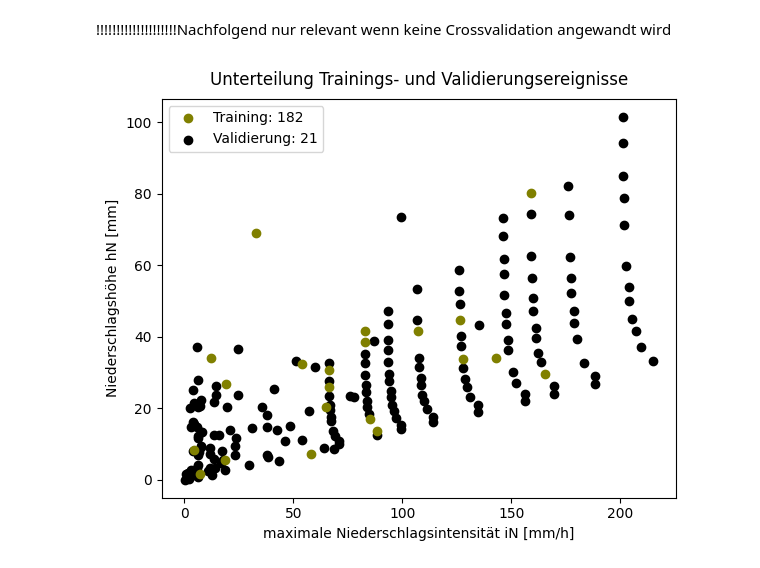
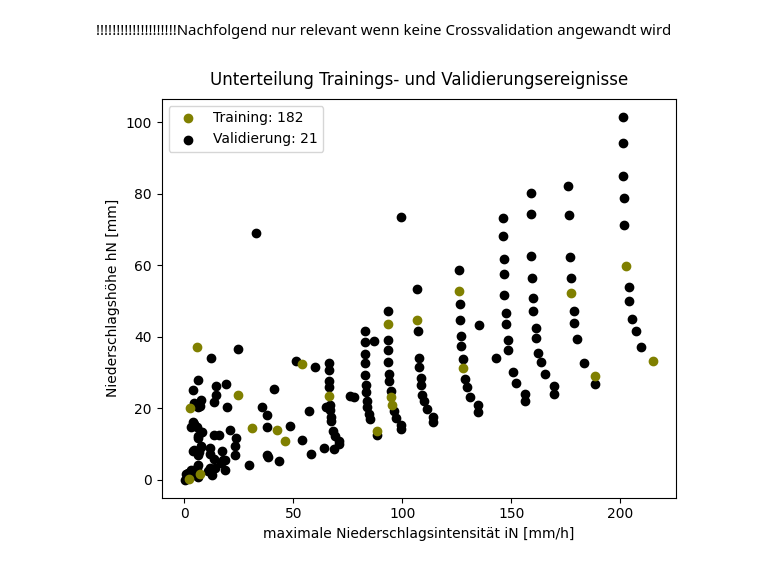
Before and after one commit to FlAlbers/UrbanML, a Jupyter notebook: train_test_split.ipynb, the cells around one changed output. Cells and saved outputs as stored; diff of their text form; code cells hidden in the pictures.

```diff
--- a/train_test_split.ipynb
+++ b/train_test_split.ipynb
@@ -141,29 +121,29 @@ plt.tight_layout()
 !!!!!!!!!!!!!!!!!!!!Nachfolgend nur relevant wenn keine Crossvalidation angewandt wird
 # %%
 
-random_2 = 4
+random_2 = 24 # 24 good
 train_data, val_data = train_test_split(train_val_data, test_size=0.1, random_state=random_2)
 
 seq_train, seq_train_trans = sequence_list(train_data, in_vars=in_vars, out_vars=out_vars, in_scaler=in_scaler,
                                   out_scaler=out_scaler, lag=lag, delay=delay, prediction_steps=p_steps)
 seq_val_train, seq_val_trans = sequence_list(val_data, in_vars=in_vars, out_vars=out_vars, in_scaler=in_scaler,
                                   out_scaler=out_scaler, lag=lag, delay=delay, prediction_steps=p_steps)
 
 train_precip = [obj[0]['total precipitation'] for obj in seq_train_trans]
 train_intensity = [obj[0]['max intensity'] for obj in seq_train_trans]
 
 val_precip = [obj[0]['total precipitation'] for obj in seq_val_trans]
 val_intensity = [obj[0]['max intensity'] for obj in seq_val_trans]
 
 # Plot events precipitation and intensity in scatterplot
 fig, ax2 = plt.subplots(figsize=(6, 5))
 ax2.plot( val_intensity, val_precip,'o', color='olive', label='Sample')
 ax2.scatter(train_intensity, train_precip, marker='o', color='Black', label='Events')
 
 ax2.set_xlabel('maximale Niederschlagsintensität iN [mm/h]')
 ax2.set_ylabel('Niederschlagshöhe hN [mm]')
 ax2.set_title('Unterteilung Trainings- und Validierungsereignisse', pad=10)
 ax2.legend(labels=['Training: {}'.format(len(train_precip)), 'Validierung: {}'.format(len(val_precip))])
 plt.tight_layout()
 # %% [output]
-[figure, old version]
+[figure, new version]
```
Also changed, not shown: parts of 1 cell of this notebook, 14 other files.
